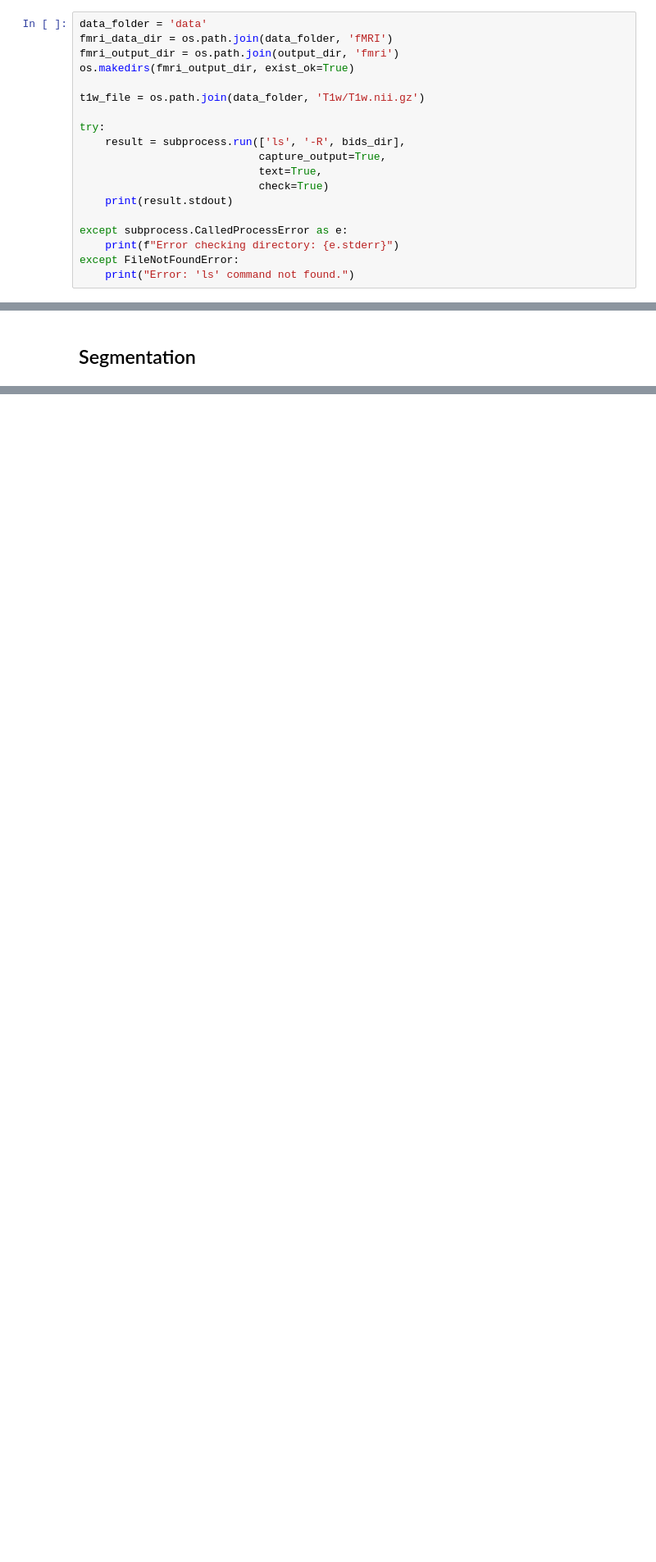
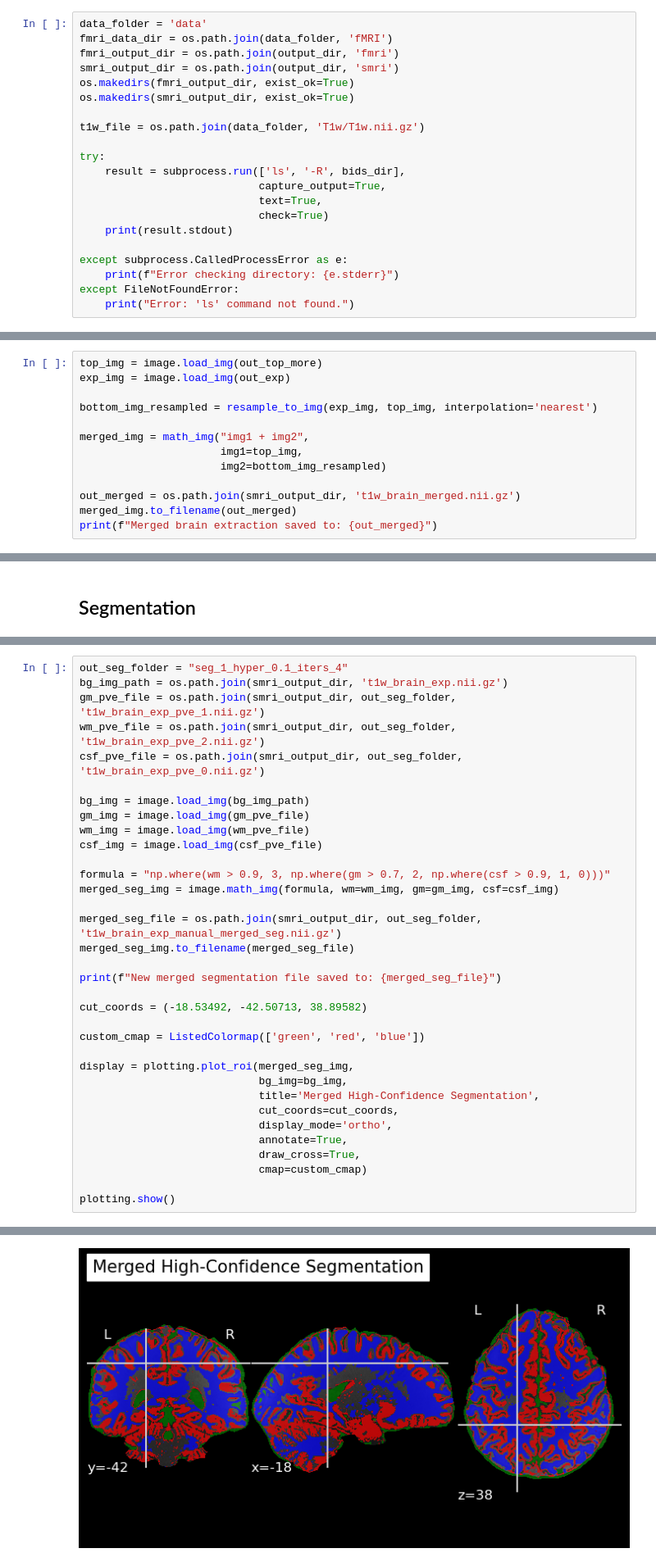
Before and after one commit to spbui00/NX-421-project, a Jupyter notebook: main.ipynb, the cells around one changed output, grey strips where cells are left out. Shown at 82% size. Cells and saved outputs as stored; diff of their text form; blank space fills up the shorter version.

```diff
--- a/main.ipynb
+++ b/main.ipynb
@@ -24,7 +26,9 @@ import pandas as pd
 data_folder = 'data'
 fmri_data_dir = os.path.join(data_folder, 'fMRI')
 fmri_output_dir = os.path.join(output_dir, 'fmri')
+smri_output_dir = os.path.join(output_dir, 'smri')
 os.makedirs(fmri_output_dir, exist_ok=True)
+os.makedirs(smri_output_dir, exist_ok=True)
 
 t1w_file = os.path.join(data_folder, 'T1w/T1w.nii.gz')
 
@@ -134,0 +126,13 @@ Running Command 6
+# %%
+top_img = image.load_img(out_top_more)
+exp_img = image.load_img(out_exp)
+
+bottom_img_resampled = resample_to_img(exp_img, top_img, interpolation='nearest')
+
+merged_img = math_img("img1 + img2",
+                      img1=top_img,
+                      img2=bottom_img_resampled)
+
+out_merged = os.path.join(smri_output_dir, 't1w_brain_merged.nii.gz')
+merged_img.to_filename(out_merged)
+print(f"Merged brain extraction saved to: {out_merged}")
@@ -163,0 +197,35 @@ FAST segmentation finished.
+# %%
+out_seg_folder = "seg_1_hyper_0.1_iters_4"
+bg_img_path = os.path.join(smri_output_dir, 't1w_brain_exp.nii.gz')
+gm_pve_file = os.path.join(smri_output_dir, out_seg_folder, 't1w_brain_exp_pve_1.nii.gz')
+wm_pve_file = os.path.join(smri_output_dir, out_seg_folder, 't1w_brain_exp_pve_2.nii.gz')
+csf_pve_file = os.path.join(smri_output_dir, out_seg_folder, 't1w_brain_exp_pve_0.nii.gz')
+
+bg_img = image.load_img(bg_img_path)
+gm_img = image.load_img(gm_pve_file)
+wm_img = image.load_img(wm_pve_file)
+csf_img = image.load_img(csf_pve_file)
+
+formula = "np.where(wm > 0.9, 3, np.where(gm > 0.7, 2, np.where(csf > 0.9, 1, 0)))"
+merged_seg_img = image.math_img(formula, wm=wm_img, gm=gm_img, csf=csf_img)
+
+merged_seg_file = os.path.join(smri_output_dir, out_seg_folder, 't1w_brain_exp_manual_merged_seg.nii.gz')
+merged_seg_img.to_filename(merged_seg_file)
+
+print(f"New merged segmentation file saved to: {merged_seg_file}")
+
+cut_coords = (-18.53492, -42.50713, 38.89582)
+
+custom_cmap = ListedColormap(['green', 'red', 'blue'])
+
+display = plotting.plot_roi(merged_seg_img,
+                            bg_img=bg_img,
+                            title='Merged High-Confidence Segmentation',
+                            cut_coords=cut_coords,
+                            display_mode='ortho',
+                            annotate=True,
+                            draw_cross=True,
+                            cmap=custom_cmap)
+
+plotting.show()
+# %% [output]
@@ -164 +233,2 @@ FAST segmentation finished.
+[figure, added]
 # %%
```
Also changed, not shown: parts of 11 cells of this notebook.
